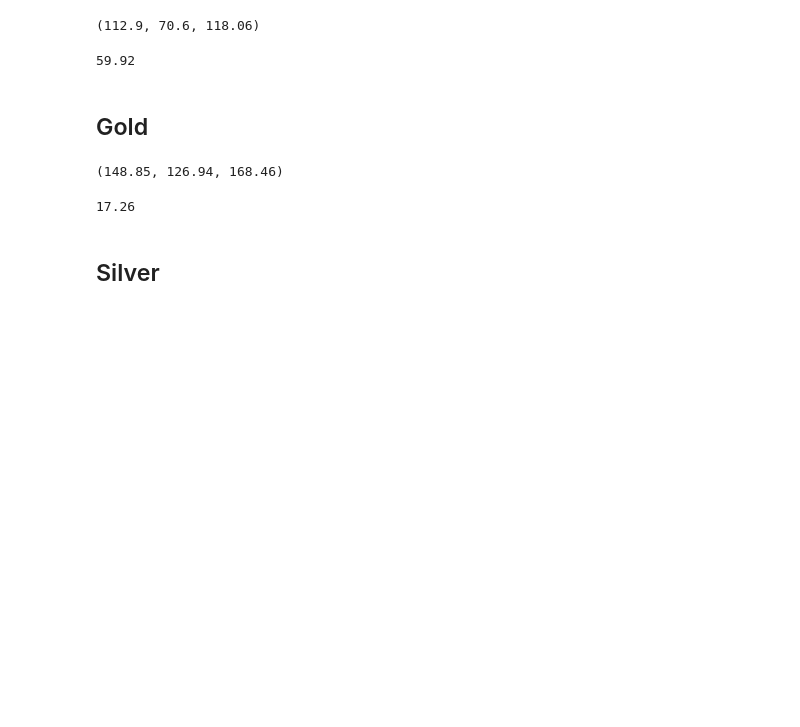
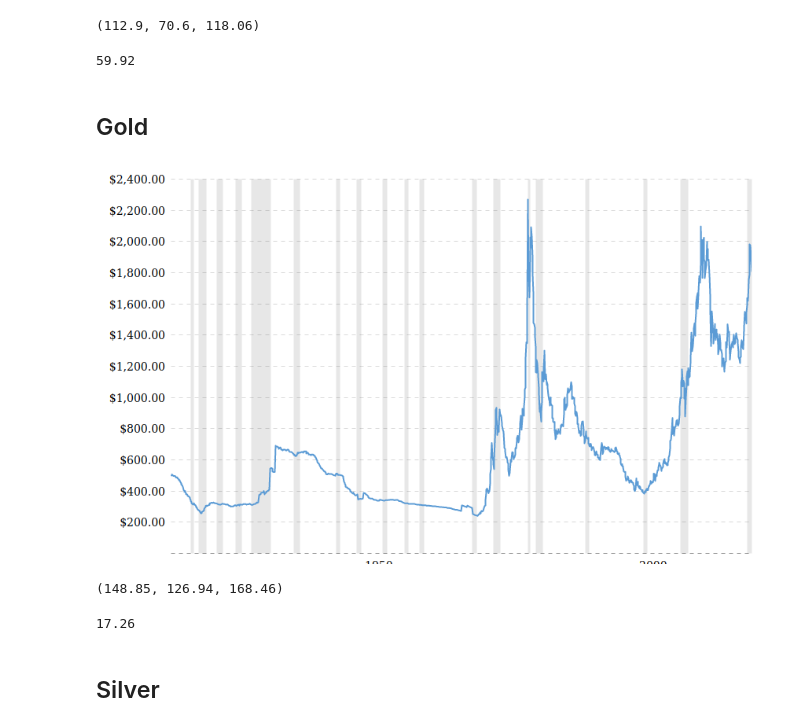
Before and after one commit to SharifElfouly/code-snippets, a Jupyter notebook: Libraries/finance.ipynb, the cells around one changed output. Saved outputs shown, nothing was run; the diff lists cells and outputs as text; code cells hidden in the pictures; blank space fills up the shorter version.

```diff
--- a/Libraries/finance.ipynb
+++ b/Libraries/finance.ipynb
@@ -80,6 +85,11 @@ p_from_lowest(low, now)
 59.92
 # %% [markdown]
 ## Gold
+# %%
+PATH = "/home/sharif/Pictures/gold.png"
+Image(filename = PATH, width=1000, height=100)
+# %% [output]
+[figure, added]
 # %%
 now, low, high = parse(gold)
 now, low, high
```
Also changed, not shown: parts of 3 cells of this notebook.
